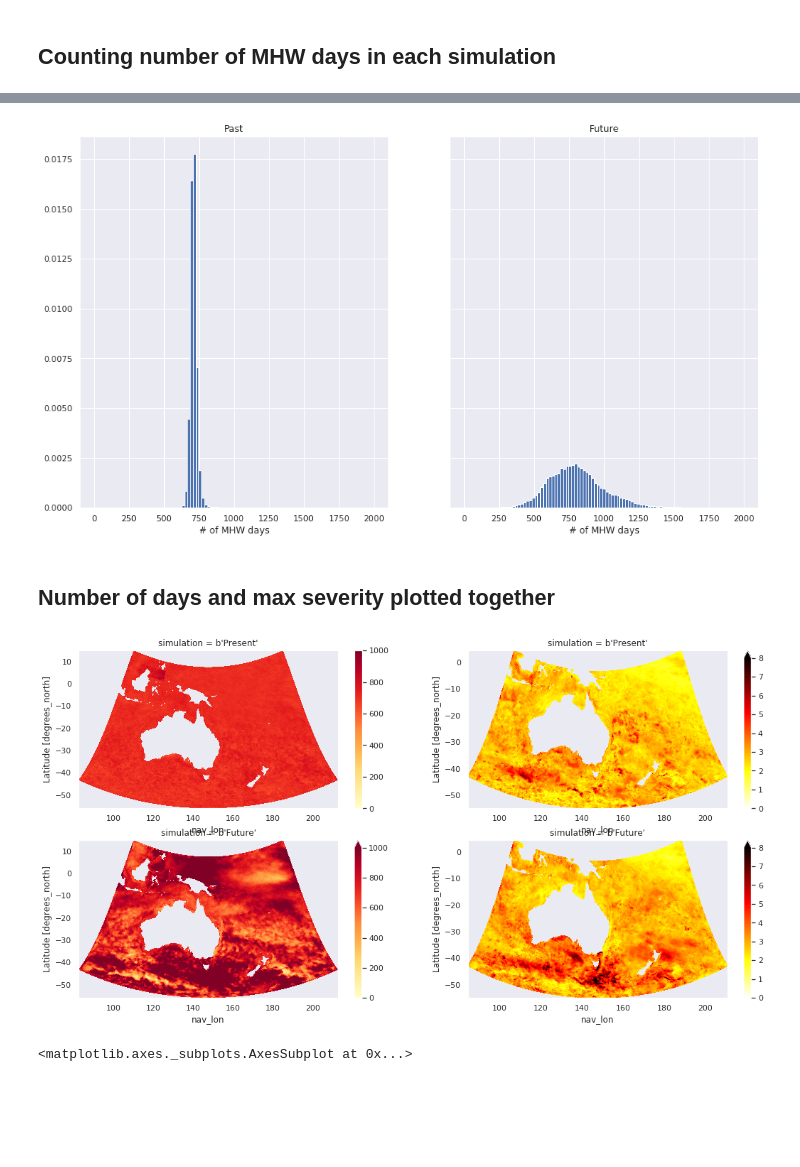
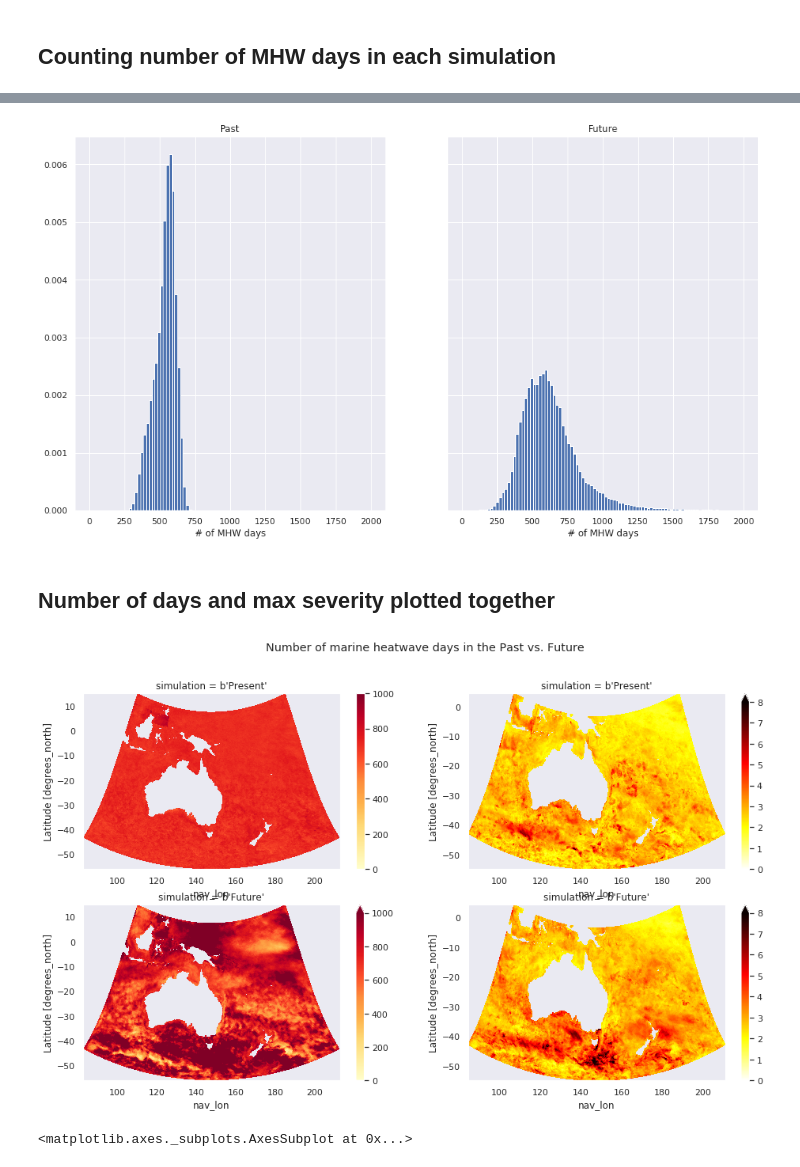
Before and after one commit to ritwik1111/MHW, a Jupyter notebook: Projects/sstPlots/MHW_Statistics.ipynb, the cells around one changed output, grey strips where cells are left out. Saved outputs shown, nothing was run; the diff lists cells and outputs as text; code cells hidden in the pictures; blank space fills up the shorter version.

```diff
--- a/Projects/sstPlots/MHW_Statistics.ipynb
+++ b/Projects/sstPlots/MHW_Statistics.ipynb
@@ -31,8 +31,8 @@ sns.set()
 # %%
 # Importing MHW files
 localDir = "/g/data1a/e14/rm6294/NOWMHW/"
-futMHW = xr.open_dataarray(localDir + 'severityMHWNOW_futRun.nc')
-pastMHW = xr.open_dataarray(localDir + 'severityMHWNOW_pastRun.nc')
+futMHW = xr.open_dataarray(localDir + 'mhws_NOWfutRun.nc')
+pastMHW = xr.open_dataarray(localDir + 'mhws_NOWpastRun.nc')
 # %%
 # Defining chunk sizes
 x_chunk = 120
@@ -117,10 +121,10 @@ fut_iqr = (maxFutSev.quantile(q = 0.75) - maxFutSev.quantile(q = 0.25)).data
 ## Counting number of MHW days in each simulation
 # %%
 # Assigns a 1 for every mhw day, and sums along time dimension to calculate # of MHW days at each grid point.
-pastDays = xr.where(pastMHW > 0, 1, 0).sum('time_counter')
+pastDays = xr.where(pastMHW.isel(x = slice(5,-5), y = slice(5,-50)) > 0, 1, 0).sum('time_counter')
 #Removes areas where the sum receives 0, or where there are no MHW days ever. This is mostly land
 pastDays = xr.where(pastDays == 0, np.nan, pastDays).compute()
 # %%
 # Same as above
-futDays = xr.where(futMHW > 0, 1, 0).sum('time_counter')
+futDays = xr.where(futMHW.isel(x = slice(5,-5), y = slice(5,-50)) > 0, 1, 0).sum('time_counter')
 futDays = xr.where(futDays == 0, np.nan, futDays).compute()
@@ -153,21 +162,21 @@ ax2.set_title('Future');
 ax2.grid(True);
 ax2.set_xlabel('# of MHW days');
 # %% [output]
-[figure, old version]
+[figure, new version]
 # %% [markdown]
 ## Number of days and max severity plotted together
 # %%
 f, axs = plt.subplots(2, 2)
 vmin1, vmax1 = (0, 1000)
 vmin2, vmax2 = (0, 8);
 
-#f.suptitle('Number of marine heatwave days in the Past vs. Future');
+f.suptitle('Number of marine heatwave days in the Past vs. Future');
 pastDays.plot(x = 'nav_lon', y = 'nav_lat', ax = axs[0,0], vmin = vmin1, vmax = vmax1, cmap = 'YlOrRd');
 maxPastSev.isel(x = slice(5,-5), y = slice(5,-50)).plot(cmap = 'hot_r', ax = axs[0,1], x = 'nav_lon', y = 'nav_lat', vmin = vmin2, vmax = vmax2);
 futDays.plot(x = 'nav_lon', y = 'nav_lat', ax = axs[1,0], vmin = vmin1, vmax = vmax, cmap = 'YlOrRd');
 maxFutSev.isel(x = slice(5,-5), y = slice(5,-50)).plot(cmap = 'hot_r',ax = axs[1,1], x = 'nav_lon', y = 'nav_lat', vmin = vmin2, vmax = vmax2);
 # %% [output]
-[figure, old version]
+[figure, new version]
 # %%
 axs[0,1]
 # %% [output]
```
Also changed, not shown: parts of 9 cells of this notebook, 1 other file.
